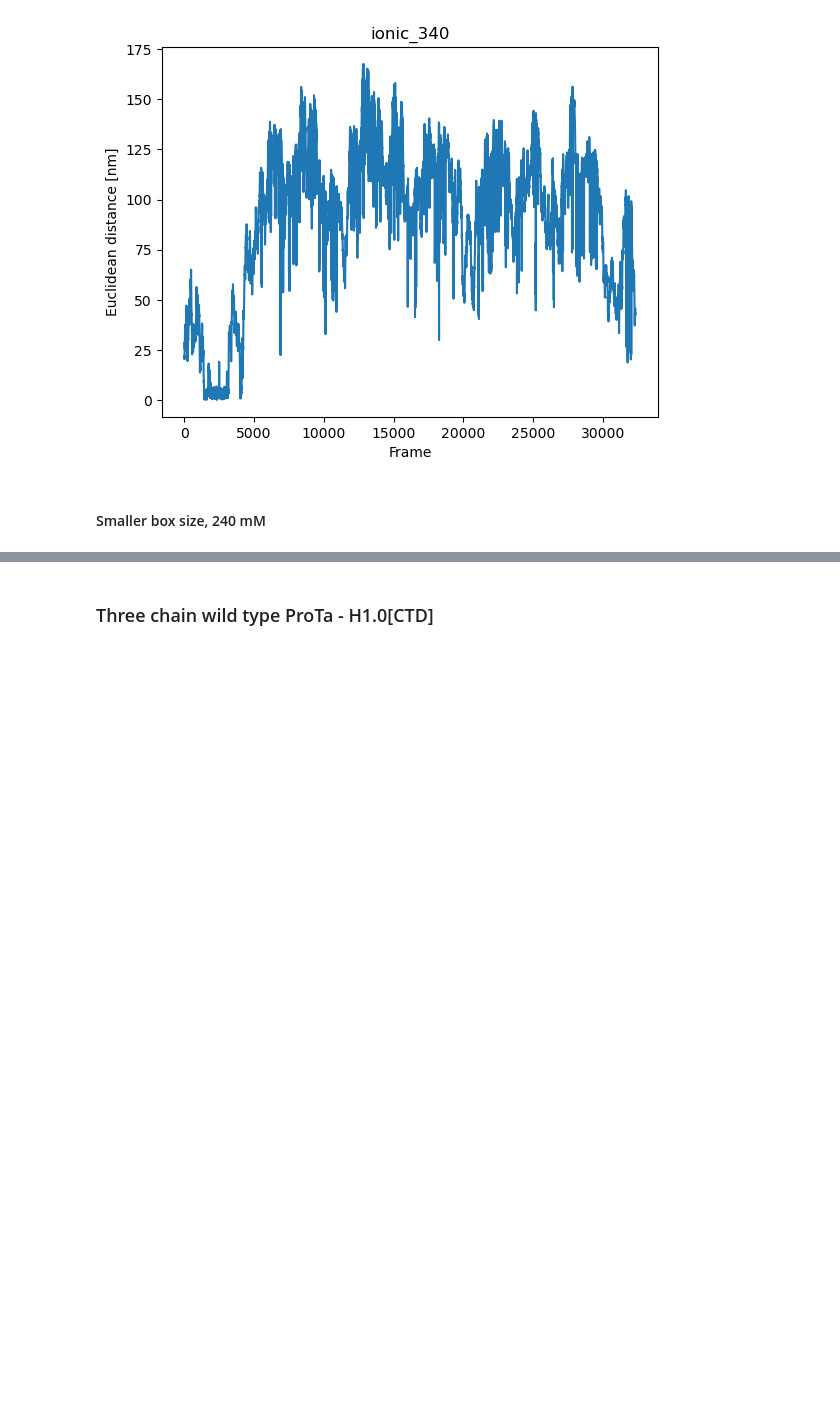
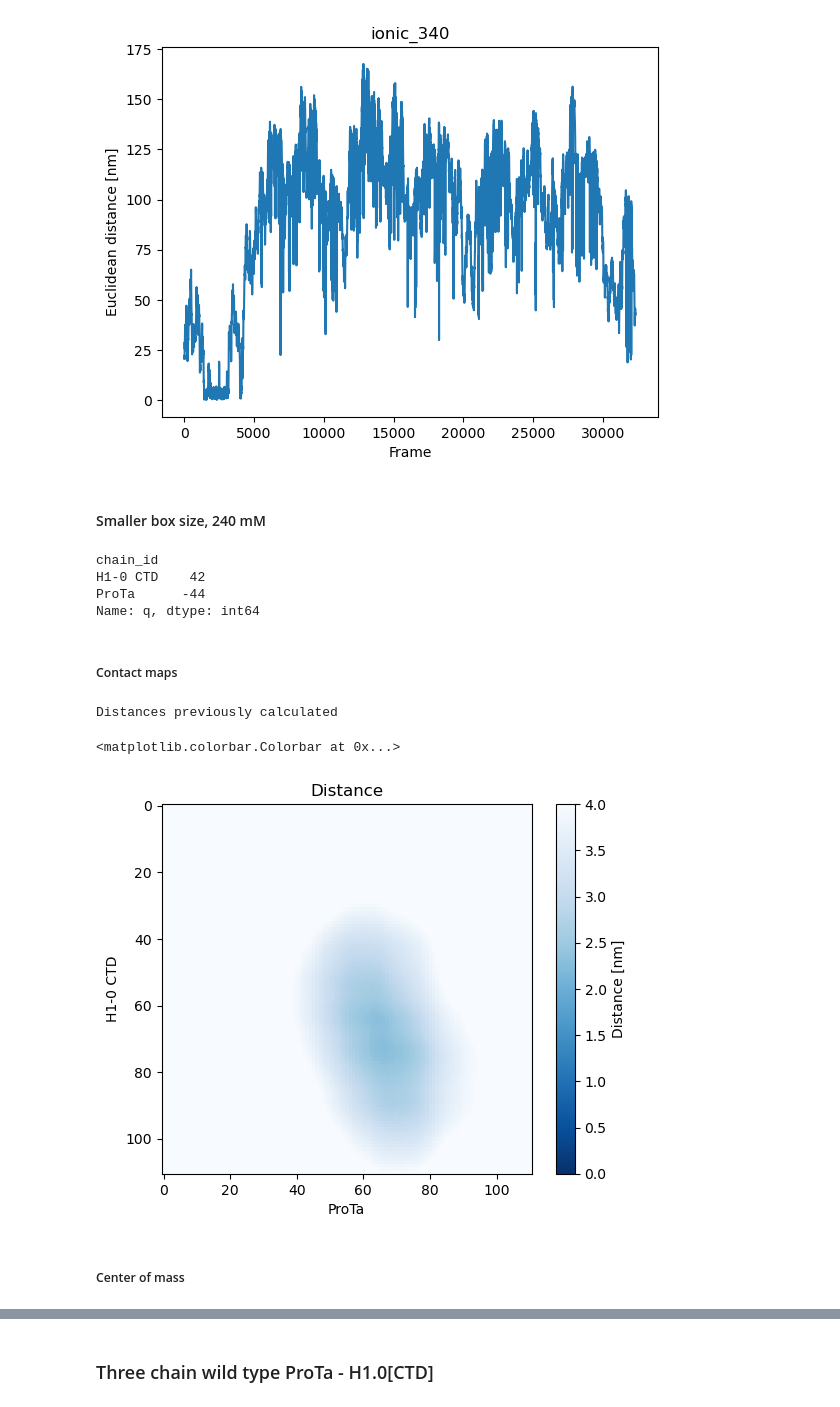
Before and after one commit to frederikespersen/OrthoIDP, a Jupyter notebook: exp/prota_h1-0/prota_h1-0.ipynb, the cells around one changed output, grey strips where cells are left out. Saved outputs shown, nothing was run; the diff lists cells and outputs as text; code cells hidden in the pictures; blank space fills up the shorter version.

```diff
--- a/exp/prota_h1-0/prota_h1-0.ipynb
+++ b/exp/prota_h1-0/prota_h1-0.ipynb
@@ -136,7 +136,7 @@ for prot, traj in trajs.items():
 # %%
 # Loading trajectory
 trajs = []
-for prot in ['H1-0_WT', 'PROTA_WT']:
+for prot in ['PROTA_WT', 'H1-0_WT']:
     top_path  = f'data/{prot}.pdb'
     trajs.append(md.load(top_path))
 trajs
@@ -323,0 +330,45 @@ for cond in conds:
+# %%
+# Loading trajectory
+dir = "results/two_chain_25nm/ionic_240/H1-0_PROTA_WT_25nm"
+traj = md.load_dcd(f"{dir}/traj.dcd", f"{dir}/top.pdb")
+residues = simulate_utils.extract_sequences(f"{dir}/top.pdb")
+# %%
+# Mapping chains to proteins
+chain_map = {
+    1: 'ProTa',
+    0: 'H1-0 CTD'
+}
+residues['chain_id'] = residues['chain'].map(chain_map)
+residues.groupby('chain_id').q.sum()
+# %% [output]
+chain_id
+H1-0 CTD    42
+ProTa      -44
+Name: q, dtype: int64
+# %% [markdown]
+##### Contact maps
+# %%
+# Calculating distances
+distances_file = f"{dir}/distances.npy"
+if os.path.isfile(distances_file):
+    print("Distances previously computed")
+    distances = np.load(distances_file)
+else:
+    print("Computing distances anew")
+    distances = analyse_utils.compute_distance_contact(traj)
+    np.save(distances_file, distances)
+# %% [output]
+Distances previously calculated
+# %%
+# Plotting distance contact map
+H10_len = (residues['chain_id'] == 'H1-0 CTD').sum()
+plt.imshow(distances.mean(axis=0)[:H10_len,H10_len:], vmin=0, vmax=4, cmap=plt.cm.get_cmap('Blues_r'))
+plt.title("Distance")
+plt.ylabel("H1-0 CTD")
+plt.xlabel("ProTa")
+plt.colorbar(label="Distance [nm]")
+# %% [output]
+<matplotlib.colorbar.Colorbar at 0x...>
+[figure, added]
+# %% [markdown]
+##### Center of mass
```
Also changed, not shown: parts of 5 cells of this notebook.
